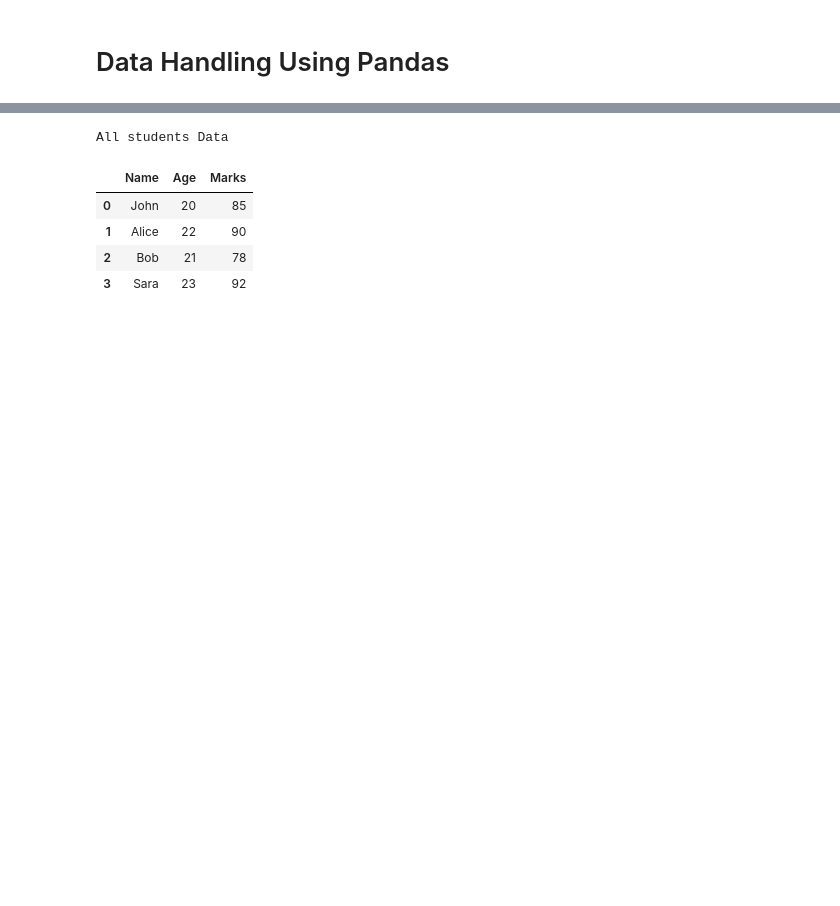
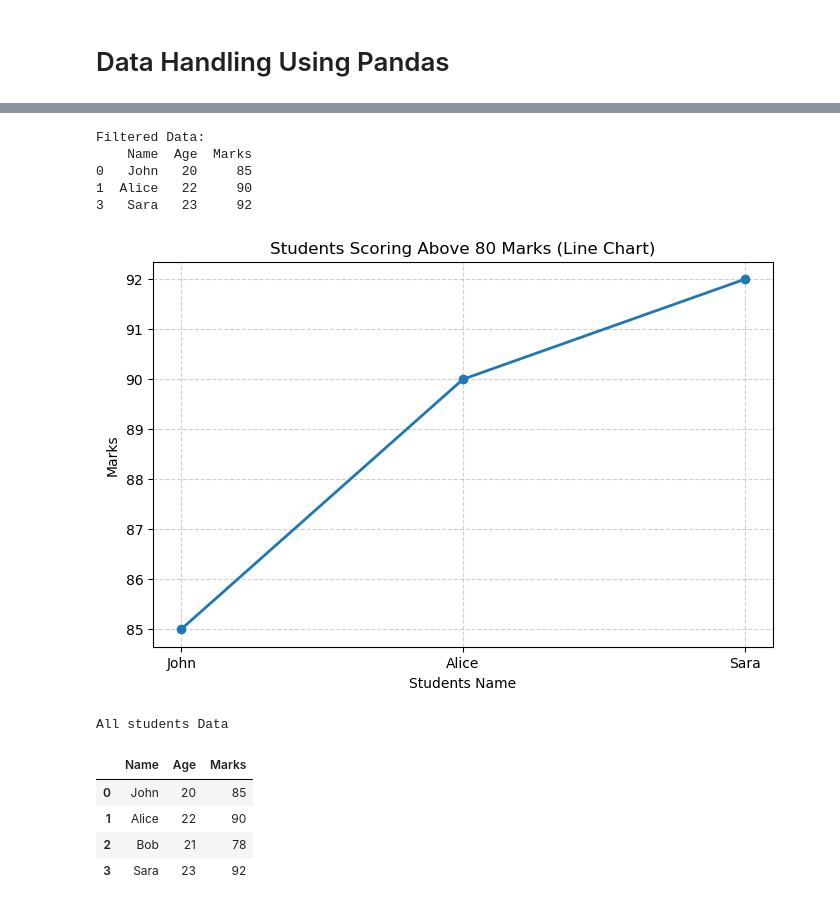
Before and after one commit to mirahafiz281-collab/AIML-Training, a Jupyter notebook: DAY 10/DataHandling.ipynb, the cells around one changed output, grey strips where cells are left out. Cells and saved outputs as stored; diff of their text form; code cells hidden in the pictures; blank space fills up the shorter version.

```diff
--- a/DAY 10/DataHandling.ipynb
+++ b/DAY 10/DataHandling.ipynb
@@ -7,3 +59,35 @@ df=pd.read_excel("students.xlsx")
+# %%
+import pandas as pd
+import matplotlib.pyplot as plt
+
+#Step 1:Read excel file
+data = pd.read_excel("students.xlsx")
+
+#Step 2:Filter students with Marks >80
+filtered_data = data[data["Marks"] >80]
+
+print("Filtered Data: ")
+print(filtered_data)
+
+#Step 3: Display Line Chart
+plt.figure(figsize=(8,5))
+plt.plot(filtered_data["Name"], filtered_data["Marks"], marker='o', linestyle='-', linewidth=2)
+
+#Add chart details
+plt.title("Students Scoring Above 80 Marks (Line Chart)")
+plt.xlabel("Students Name")
+plt.ylabel("Marks")
+plt.grid(True, linestyle="--", alpha=0.6)
+
+# Display chart
+plt.show()
+# %% [output]
+Filtered Data:
+    Name  Age  Marks
+0   John   20     85
+1  Alice   22     90
+3   Sara   23     92
+[figure, added]
 # %%
 print('All students Data')
 df
```
Also changed, not shown: parts of 4 cells of this notebook, 28 other files.
